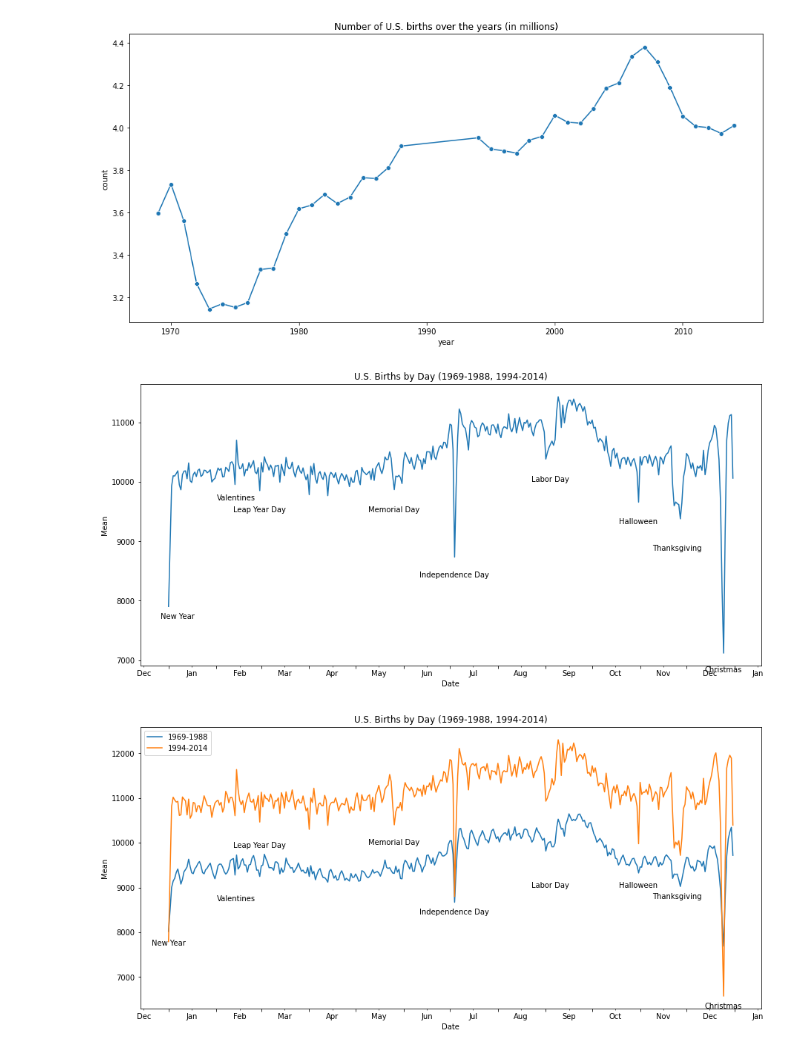
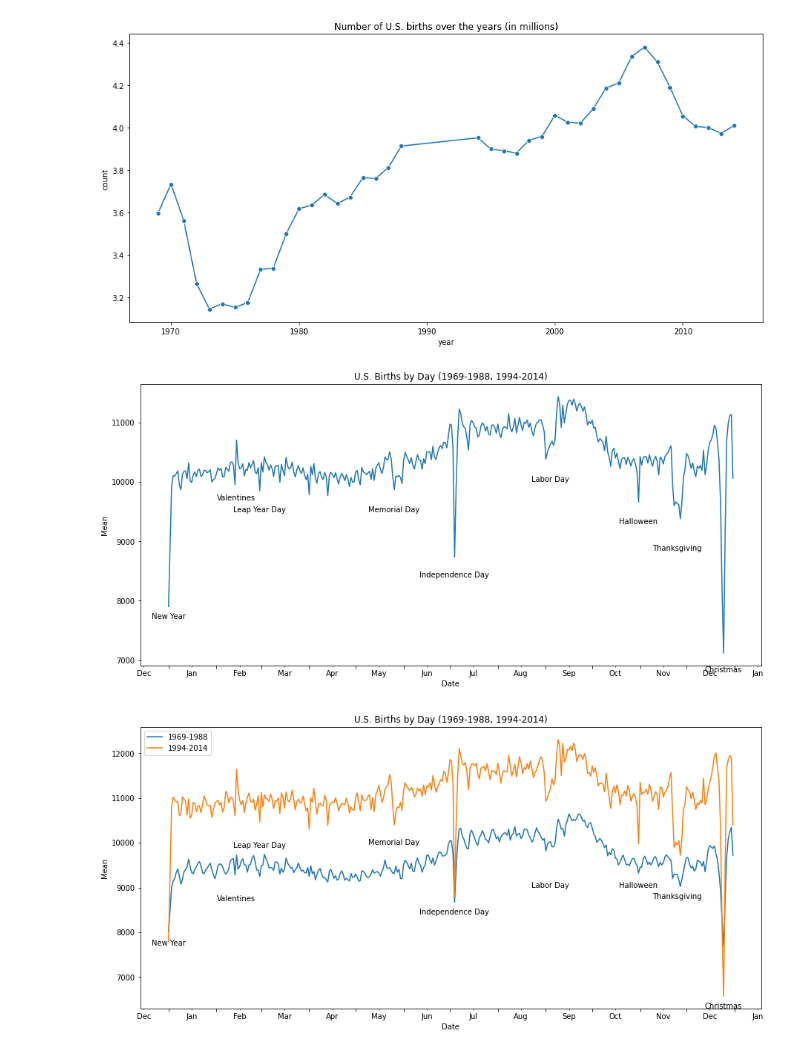
Before and after one commit to taidnguyen/us-birthdays, a Jupyter notebook: main.ipynb, the cells around one changed output. Drawn from its saved outputs; the diff is of its cells as text; code cells hidden in the pictures.

```diff
--- a/main.ipynb
+++ b/main.ipynb
@@ -57,30 +58,30 @@ plt.show()
 # %%
 # Get date (pick leap year as placeholder)
 birth_df['date'] = pd.to_datetime('2012-'+birth_df['month'].astype(str)+'-'+birth_df['day'].astype(str))
 data = birth_df.groupby('date')['births'].mean().reset_index(name='mean').sort_values('date')
 
 # Plot
 ax = sns.lineplot(x=data['date'], y=data['mean'])
 ax.set(title='U.S. Births by Day (1969-1988, 1994-2014)', ylabel='Mean', xlabel='Date')
 
 # day labels
-ax.text(datetime.datetime(2012, 1, 7), 7700, "New Year", ha='center')
+ax.text(datetime.datetime(2012, 1, 1), 7700, "New Year", ha='center')
 ax.text(datetime.datetime(2012, 2, 14), 9700, "Valentines", ha='center')
 ax.text(datetime.datetime(2012, 2, 29), 9500, "Leap Year Day", ha='center')
 ax.text(datetime.datetime(2012, 5, 26), 9500, "Memorial Day", ha='center')
 ax.text(datetime.datetime(2012, 7, 4), 8400, "Independence Day", ha='center')
 ax.text(datetime.datetime(2012, 9, 4), 10000, "Labor Day", ha='center')
 ax.text(datetime.datetime(2012, 10, 31), 9300, "Halloween", ha='center')
 ax.text(datetime.datetime(2012, 11, 25), 8850, "Thanksgiving", ha='center')
 ax.text(datetime.datetime(2012, 12, 25), 6800, "Christmas", ha='center')
 
 # adjust x-axis
 ax.xaxis.set_major_locator(mpl.dates.MonthLocator()) #force major ticks on a monthly time scale
 ax.xaxis.set_minor_locator(mpl.dates.MonthLocator(bymonthday=16))
 ax.xaxis.set_major_formatter(mpl.ticker.NullFormatter())
 ax.xaxis.set_minor_formatter(mpl.dates.DateFormatter('%b'))
 # %% [output]
-[figure, old version]
+[figure, new version]
 # %%
 # Has trend changed? Compared the two periods
 fig, ax = plt.subplots()
```
Also changed, not shown: parts of 9 cells of this notebook.
